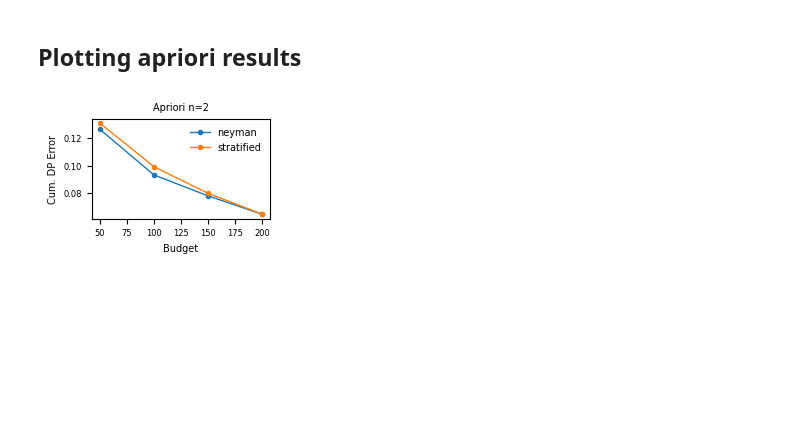
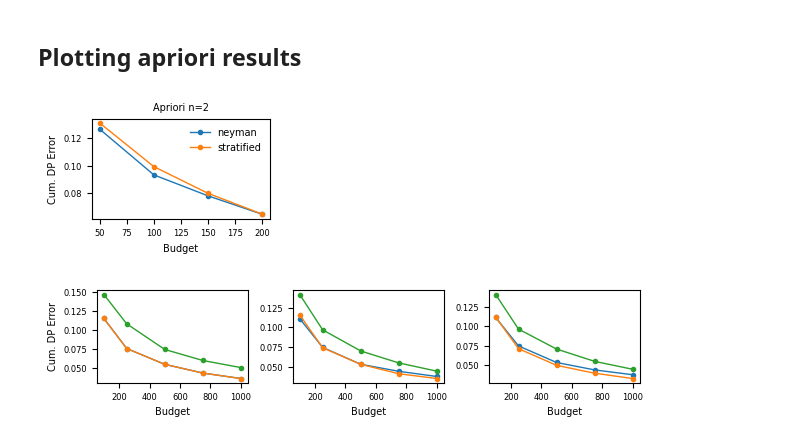
Before and after one commit to sacs-epfl/fairness-audits-with-collaboration, a Jupyter notebook: scripts/plot_errors.ipynb, the cells around one changed output. Drawn from its saved outputs; the diff is of its cells as text; code cells hidden in the pictures; blank space fills up the shorter version.

```diff
--- a/scripts/plot_errors.ipynb
+++ b/scripts/plot_errors.ipynb
@@ -16,6 +16,7 @@ df = pd.read_csv(root_file)
 collaboration_map = {
     'none': 'No Collab.',
     'apriori (unbiased)': 'Apriori',
+    'apriori': 'Apriori',
     'aposteriori' : 'Aposteriori'
 }
 # %%
@@ -220,0 +272,57 @@ plot_name = f'gc_apriori_n{n}_cum_dp_error_vs_budget.pdf'
+# %%
+s = 7
+params = {
+   'legend.fontsize': s,
+   'xtick.labelsize': 6,
+   'ytick.labelsize': 6,
+   'axes.labelsize': s,
+   'text.usetex': False,
+   'figure.figsize': [7, 1.2],
+#    'figure.figsize': [3.2, 1.1],
+   'lines.linewidth': 1,
+   'lines.markersize': 3,
+   'axes.titlesize': s,
+   }
+
+# set rc params
+plt.rcParams.update(params)
+# no background for the legend
+plt.rc('legend', frameon=False)    # no background for the legend
+# %%
+# 1 x 3 subplots
+fig, (ax1, ax2, ax3) = plt.subplots(1, 3)
+
+# plot budget vs. error for uniform for each collaboration
+for collab, group in new_aggregated_df_uniform.groupby('collaboration'):
+    ax1.plot(group['budget'], group['dp_error'], label=collaboration_map[collab], marker='o')
+
+ax1.set_ylabel('Cum. DP Error')
+ax1.set_xlabel('Budget')
+# ax1.set_title('Uniform')
+
+# plot budget vs. error for stratified for each collaboration
+for collab, group in new_aggregated_df_stratified.groupby('collaboration'):
+    ax2.plot(group['budget'], group['dp_error'], label=collaboration_map[collab], marker='o')
+
+ax2.set_xlabel('Budget')
+# ax2.set_title('Stratified')
+
+# plot budget vs. error for neyman for each collaboration
+for collab, group in new_aggregated_df_neyman.groupby('collaboration'):
+    ax3.plot(group['budget'], group['dp_error'], label=collaboration_map[collab], marker='o')
+
+ax3.set_xlabel('Budget')
+# ax3.set_title('Neyman')
+
+# set legend location outside, at the top of the plot with 2 columns
+# ax3.legend(bbox_to_anchor=(0, 1.5), loc='upper right', ncol=3)
+
+# add space between subplots
+plt.subplots_adjust(wspace=0.3)
+
+# save plot to file
+plot_name = 'pp_cum_dp_error_vs_budget.pdf'
+# plot_name = 'gc_cum_dp_error_vs_budget.pdf'
+# plt.savefig(f'../results/plots/{plot_name}', bbox_inches='tight', dpi=300)
+# %% [output]
+[figure, added]
```
Also changed, not shown: parts of 6 cells of this notebook, 6 other files.
